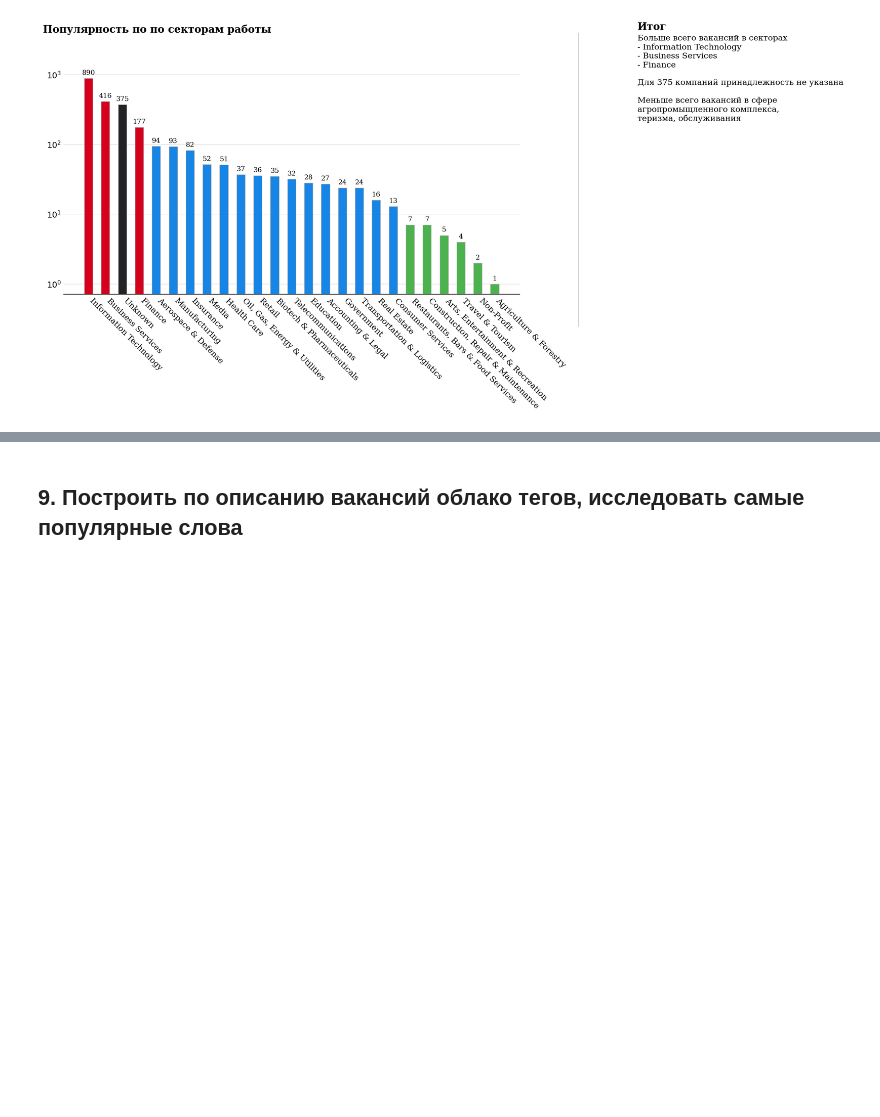
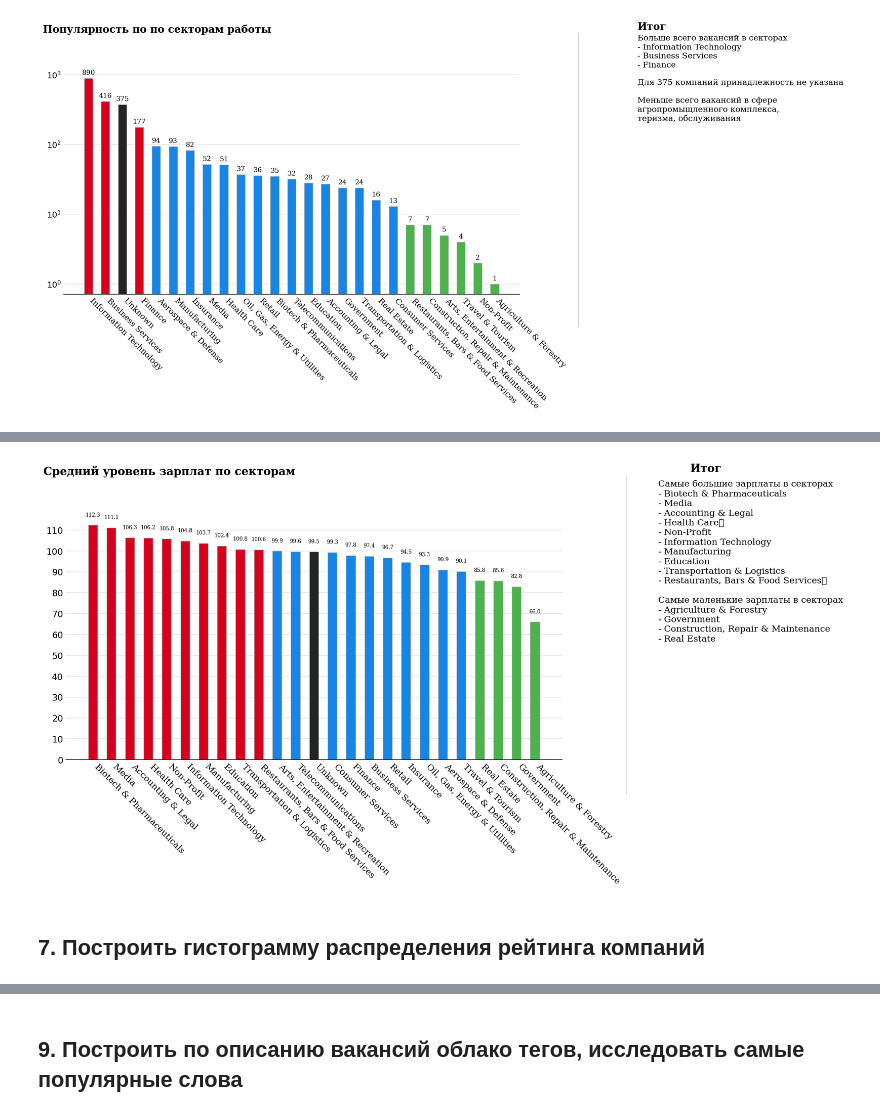
Before and after one commit to rozh1/DE_Sprint, a Jupyter notebook: 1/1.6/practice.ipynb, the cells around one changed output, grey strips where cells are left out. Drawn from its saved outputs; the diff is of its cells as text; code cells hidden in the pictures; blank space fills up the shorter version.

```diff
--- a/1/1.6/practice.ipynb
+++ b/1/1.6/practice.ipynb
@@ -510,0 +562,75 @@ plt.show()
+# %%
+# Plot
+import math
+
+
+fig, ax = plt.subplots(1,1, figsize=(12, 6))
+ax.bar(salary_df.index, salary_df["mean"], width=0.5,
+       edgecolor='darkgray',
+       linewidth=0.6,color=salary_df["color"].to_list())
+
+#annotations
+for i in salary_df.index:
+    ann = round(salary_df["mean"][i],1)
+    ax.annotate(f"{ann}",
+                   xy=(i, salary_df["mean"][i]+5),
+                   va = 'center', ha='center',fontweight='light', fontfamily='serif', fontsize=7 )
+
+
+
+# Remove border from plot
+
+for s in ['top', 'left', 'right']:
+    ax.spines[s].set_visible(False)
+
+# Tick labels
+
+ax.set_xticklabels(salary_df.index, fontfamily='serif', rotation=-45, ha='left')
+
+# Title and sub-title
+
+fig.text(0.09, 1, 'Cредний уровень зарплат по секторам', fontsize=15, fontweight='bold', fontfamily='serif')
+fig.text(1.1, 1.01, 'Итог', fontsize=15, fontweight='bold', fontfamily='serif')
+fig.text(1.05, 0.42, '''
+Самые большие зарплаты в секторах
+- Biotech & Pharmaceuticals
+- Media
+- Accounting & Legal
+- Health Care
+- Non-Profit
+- Information Technology
+- Manufacturing
+- Education
+- Transportation & Logistics
+- Restaurants, Bars & Food Services
+
+Самые маленькие зарплаты в секторах
+- Agriculture & Forestry
+- Government
+- Construction, Repair & Maintenance
+- Real Estate
+
+''', fontsize=12, fontweight='light', fontfamily='serif')
+
+ax.grid(axis='y', linestyle='-', alpha=0.4)
+
+grid_y_ticks = np.arange(0, 120, 10) # y ticks, min, max, then step
+ax.set_yticks(grid_y_ticks)
+ax.set_axisbelow(True)
+# thicken the bottom line if you want to
+plt.axhline(y = 0, color = 'black', linewidth = 1.3, alpha = .7)
+
+ax.tick_params(axis='both', which='major', labelsize=12)
+
+
+import matplotlib.lines as lines
+l1 = lines.Line2D([1, 1], [0, 1], transform=fig.transFigure, figure=fig,color='black',lw=0.2)
+fig.lines.extend([l1])
+
+ax.tick_params(axis=u'both', which=u'both',length=0)
+
+plt.show()
+# %% [output]
+[figure, added]
+# %% [markdown]
+## 7. Построить гистограмму распределения рейтинга компаний
```
Also changed, not shown: parts of 11 cells of this notebook.
